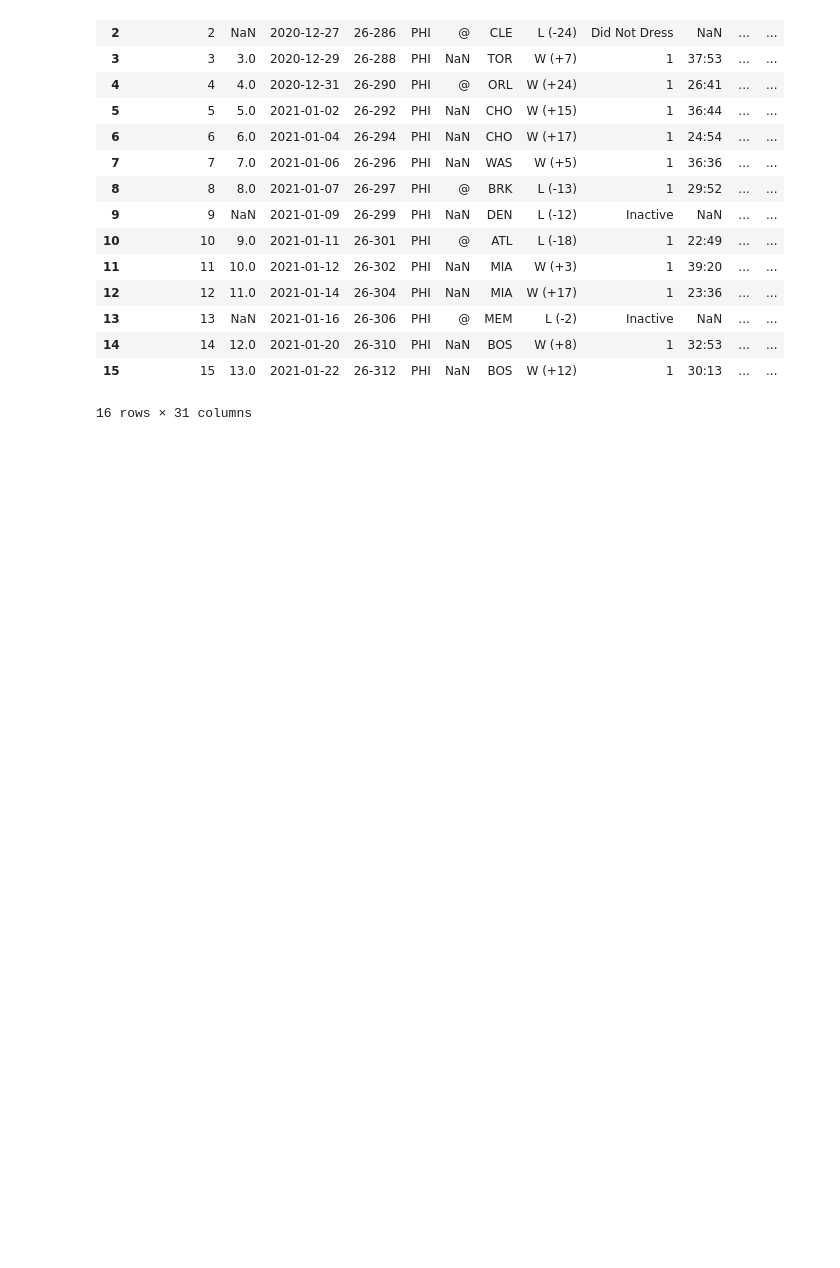
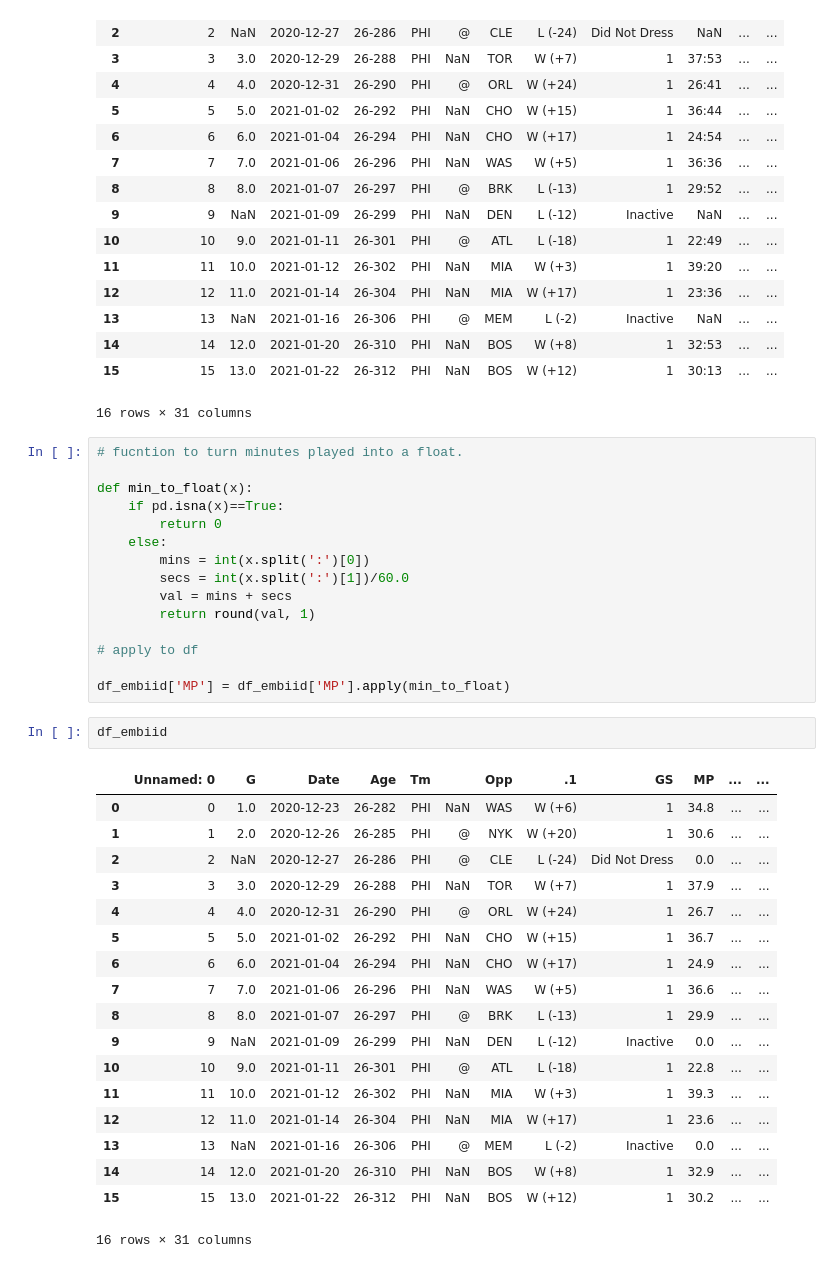
Before and after one commit to Sethicus-Millicus/basketball_data, a Jupyter notebook: NBAstats/Untitled Folder/web_scraping_tutorial.ipynb, the cells around one changed output. Cells and saved outputs as stored; diff of their text form; blank space fills up the shorter version.

```diff
--- a/NBAstats/Untitled Folder/web_scraping_tutorial.ipynb
+++ b/NBAstats/Untitled Folder/web_scraping_tutorial.ipynb
@@ -193,3 +193,39 @@ df_embiid
 | 14 | 14 | 12.0 | 2021-01-20 | 26-310 | PHI | NaN | BOS | W (+8) | 1 | 32:53 | ... | ... |
 | 15 | 15 | 13.0 | 2021-01-22 | 26-312 | PHI | NaN | BOS | W (+12) | 1 | 30:13 | ... | ... |
 16 rows × 31 columns
+# %%
+# fucntion to turn minutes played into a float.
+
+def min_to_float(x):
+    if pd.isna(x)==True:
+        return 0
+    else:
+        mins = int(x.split(':')[0])
+        secs = int(x.split(':')[1])/60.0
+        val = mins + secs
+        return round(val, 1)
+
+# apply to df
+
+df_embiid['MP'] = df_embiid['MP'].apply(min_to_float)
+# %%
+df_embiid
+# %% [output]
+|  | Unnamed: 0 | G | Date | Age | Tm |  | Opp | .1 | GS | MP | ... | ... |
+| 0 | 0 | 1.0 | 2020-12-23 | 26-282 | PHI | NaN | WAS | W (+6) | 1 | 34.8 | ... | ... |
+| 1 | 1 | 2.0 | 2020-12-26 | 26-285 | PHI | @ | NYK | W (+20) | 1 | 30.6 | ... | ... |
+| 2 | 2 | NaN | 2020-12-27 | 26-286 | PHI | @ | CLE | L (-24) | Did Not Dress | 0.0 | ... | ... |
+| 3 | 3 | 3.0 | 2020-12-29 | 26-288 | PHI | NaN | TOR | W (+7) | 1 | 37.9 | ... | ... |
+| 4 | 4 | 4.0 | 2020-12-31 | 26-290 | PHI | @ | ORL | W (+24) | 1 | 26.7 | ... | ... |
+| 5 | 5 | 5.0 | 2021-01-02 | 26-292 | PHI | NaN | CHO | W (+15) | 1 | 36.7 | ... | ... |
+| 6 | 6 | 6.0 | 2021-01-04 | 26-294 | PHI | NaN | CHO | W (+17) | 1 | 24.9 | ... | ... |
+| 7 | 7 | 7.0 | 2021-01-06 | 26-296 | PHI | NaN | WAS | W (+5) | 1 | 36.6 | ... | ... |
+| 8 | 8 | 8.0 | 2021-01-07 | 26-297 | PHI | @ | BRK | L (-13) | 1 | 29.9 | ... | ... |
+| 9 | 9 | NaN | 2021-01-09 | 26-299 | PHI | NaN | DEN | L (-12) | Inactive | 0.0 | ... | ... |
+| 10 | 10 | 9.0 | 2021-01-11 | 26-301 | PHI | @ | ATL | L (-18) | 1 | 22.8 | ... | ... |
+| 11 | 11 | 10.0 | 2021-01-12 | 26-302 | PHI | NaN | MIA | W (+3) | 1 | 39.3 | ... | ... |
+| 12 | 12 | 11.0 | 2021-01-14 | 26-304 | PHI | NaN | MIA | W (+17) | 1 | 23.6 | ... | ... |
+| 13 | 13 | NaN | 2021-01-16 | 26-306 | PHI | @ | MEM | L (-2) | Inactive | 0.0 | ... | ... |
+| 14 | 14 | 12.0 | 2021-01-20 | 26-310 | PHI | NaN | BOS | W (+8) | 1 | 32.9 | ... | ... |
+| 15 | 15 | 13.0 | 2021-01-22 | 26-312 | PHI | NaN | BOS | W (+12) | 1 | 30.2 | ... | ... |
+16 rows × 31 columns
```
Also changed, not shown: parts of 6 cells of this notebook.
